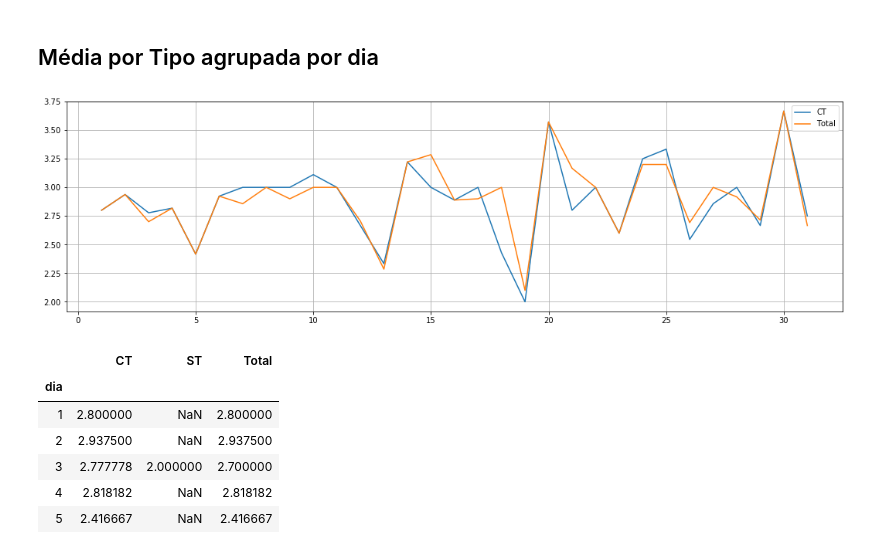
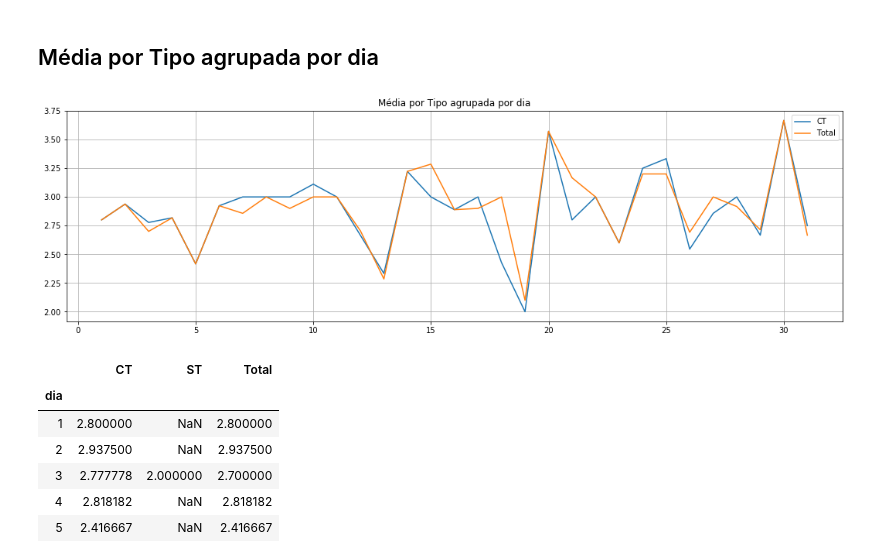
Before and after one commit to jcalheir/efc_slotss, a Jupyter notebook: slot_time/etl_jup.ipynb, the cells around one changed output. Saved outputs shown, nothing was run; the diff lists cells and outputs as text; code cells hidden in the pictures.

```diff
--- a/slot_time/etl_jup.ipynb
+++ b/slot_time/etl_jup.ipynb
@@ -126,18 +126,19 @@ pd.concat([pd_count,pd_med])
 # %%
 df_med_dia = pd.concat(
     [data[data['Tipo']=='CT'].groupby('dia')['Duraçao'].mean().rename('CT')
     ,data[data['Tipo']=='ST'].groupby('dia')['Duraçao'].mean().rename('ST'),
     data.groupby('dia')['Duraçao'].mean().rename('Total')]
     ,axis=1)
 
 plt.plot(df_med_dia['CT'], label='CT')
 plt.plot(df_med_dia['Total'], label='Total')
 plt.legend()
 plt.grid()
+plt.title('Média por Tipo agrupada por dia')
 fit = plt.gcf()
 fit.set_size_inches(18,5)
 # %% [output]
-[figure, old version]
+[figure, new version]
 # %%
 df_med_dia
 # %% [output]
```
Also changed, not shown: parts of 3 cells of this notebook.
